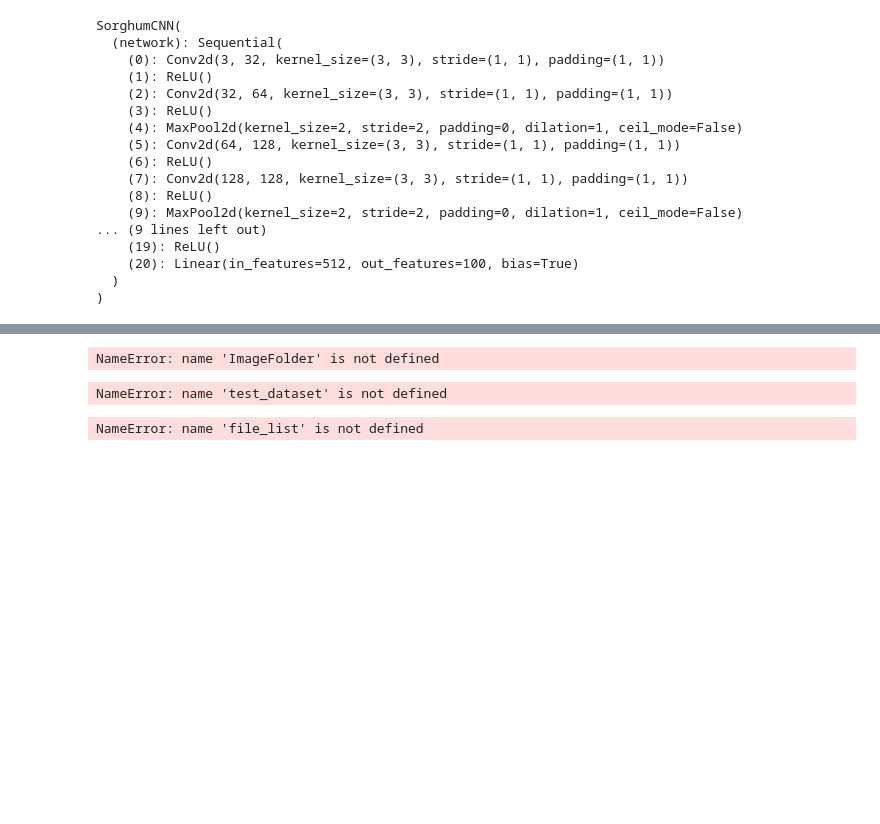
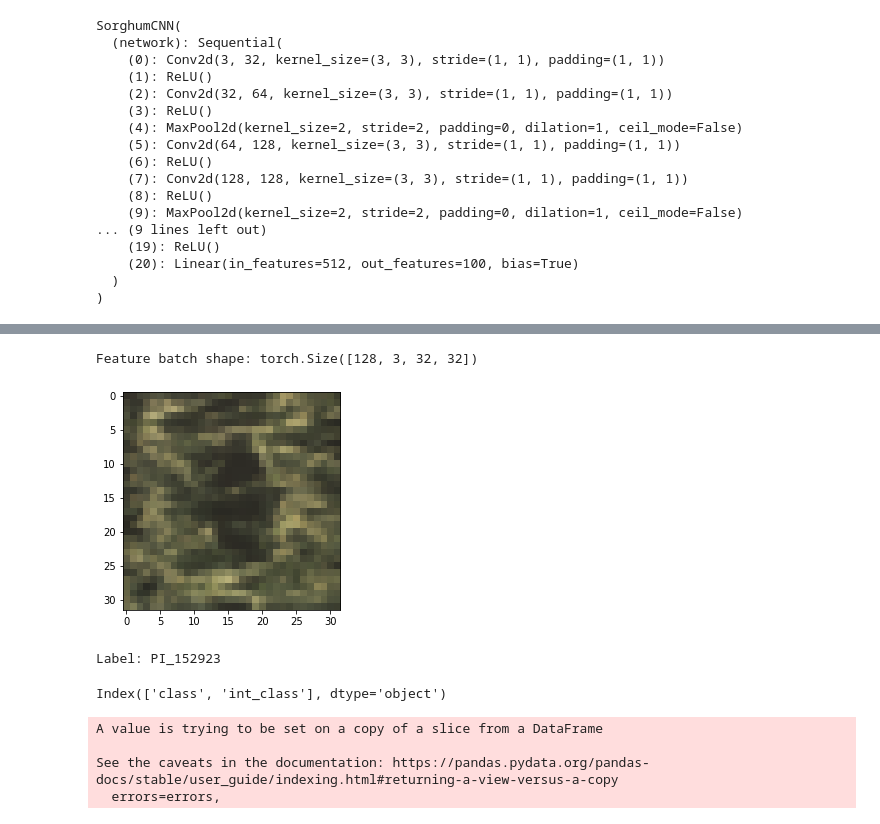
Before and after one commit to singaravelan/andro, a Jupyter notebook: sorghumcnn.ipynb, the cells around one changed output, grey strips where cells are left out. Cells and saved outputs as stored; diff of their text form; code cells hidden in the pictures; blank space fills up the shorter version.

Commit message:
Kaggle Notebook | SorghumCNN | Version 7

```diff
--- a/sorghumcnn.ipynb
+++ b/sorghumcnn.ipynb
@@ -385,6 +416,4 @@ NameError: name 'fit' is not defined
 # %%
-test_dataset = ImageFolder(data_dir+'/kaggle/input/sorghum-id-fgvc-9/test', transform=transforms.Compose([
+test_dataset = CustomImageDataset("/kaggle/input/sorghum-id-fgvc-9/sample_submission.csv", "/kaggle/input/sorghum-id-fgvc-9/test/",transform=transforms.Compose([
                                                transforms.Resize((32,32)),
                                                ToTensor()]))
-# %% [output]
-NameError: name 'ImageFolder' is not defined
@@ -401,6 +419,0 @@ def predict_image(img, model):
-# %%
-img, label = test_dataset[0]
-plt.imshow(img.permute(1, 2, 0))
-print(' Predicted:', predict_image(img, model))
-# %% [output]
-NameError: name 'test_dataset' is not defined
@@ -413,4 +420,15 @@ file_list = [i.replace('"', '') for i in file_list]
-# %%
-file_list[0]
-# %% [output]
-NameError: name 'file_list' is not defined
+# %%
+test_loader = DataLoader(test_dataset,batch_size =128,num_workers=2)
+# %%
+test_features, test_labels = next(iter(test_loader))
+# %%
+print(f"Feature batch shape: {test_features.size()}")
+img = test_features[0].squeeze().permute(1,2,0)
+label = test_labels[0]
+plt.imshow(img)
+plt.show()
+print(f"Label: {label}")
+# %% [output]
+Feature batch shape: torch.Size([128, 3, 32, 32])
+[figure, added]
+Label: PI_152923
@@ -417 +437,15 @@ NameError: name 'file_list' is not defined
+# %%
+dr_class.columns
+# %% [output]
+Index(['class', 'int_class'], dtype='object')
+# %%
+test_df["int_class"] = Label
+test_df_merged= pd.merge(test_df,dr_class,on="int_class",how = "left")
+my_submission = test_df_merged[["filename","class"]]
+my_submission.rename(columns={"class":"cultivar"},inplace = True)
+# %% [output]
+A value is trying to be set on a copy of a slice from a DataFrame
+
+See the caveats in the documentation: https://pandas.pydata.org/pandas-docs/stable/user_guide/indexing.html#returning-a-view-versus-a-copy
+  errors=errors,
 # %%
```
Also changed, not shown: parts of 17 cells of this notebook.
